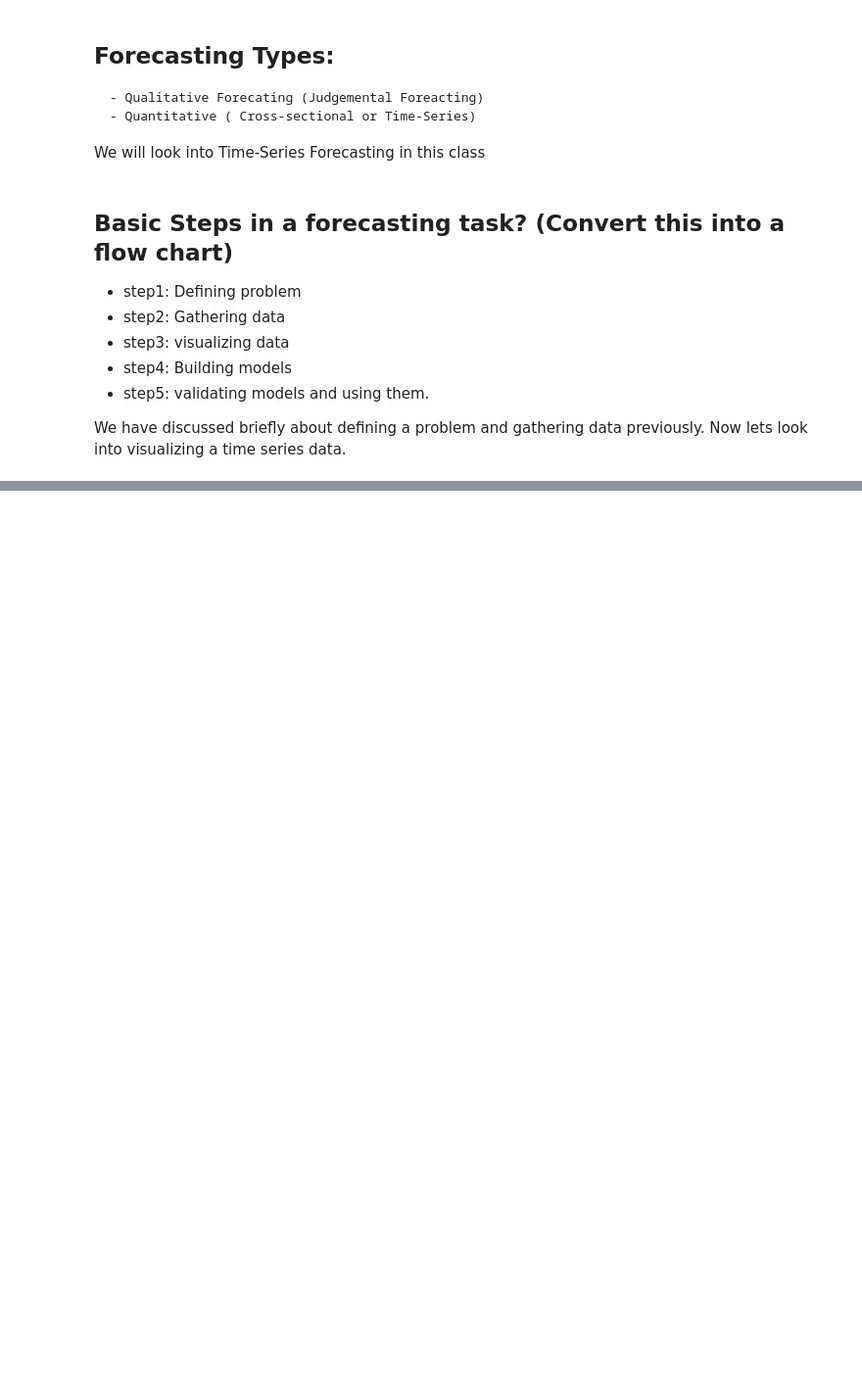
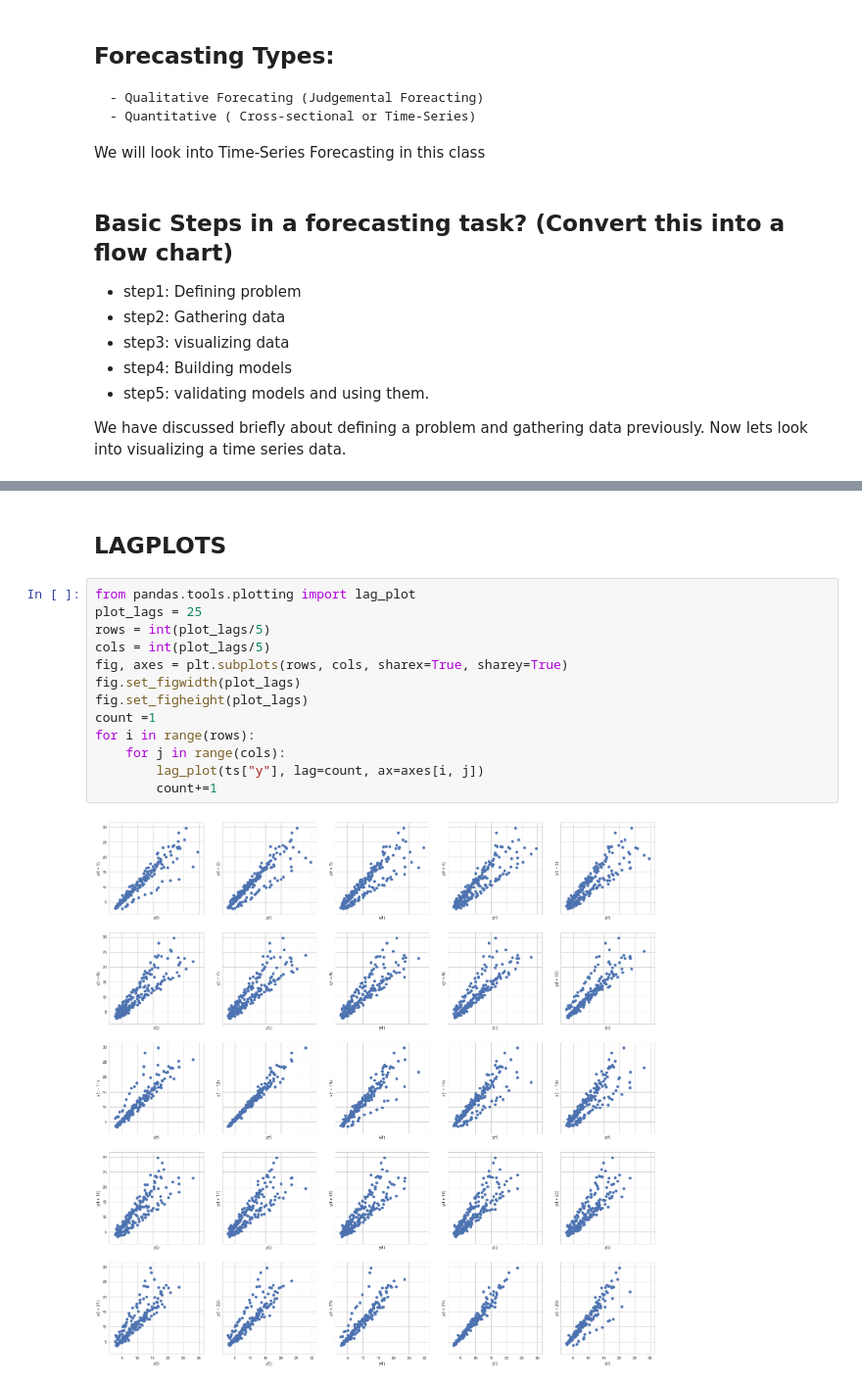
Before and after one commit to prakashjayy/Time_Series_Course, a Jupyter notebook: Session-1.ipynb, the cells around one changed output, grey strips where cells are left out. Shown at 98% size. Saved outputs shown, nothing was run; the diff lists cells and outputs as text; blank space fills up the shorter version.

```diff
--- a/Session-1.ipynb
+++ b/Session-1.ipynb
@@ -85,0 +148,17 @@ ts.head()
+# %% [markdown]
+## LAGPLOTS
+# %%
+from pandas.tools.plotting import lag_plot
+plot_lags = 25
+rows = int(plot_lags/5)
+cols = int(plot_lags/5)
+fig, axes = plt.subplots(rows, cols, sharex=True, sharey=True)
+fig.set_figwidth(plot_lags)
+fig.set_figheight(plot_lags)
+count =1
+for i in range(rows):
+    for j in range(cols):
+        lag_plot(ts["y"], lag=count, ax=axes[i, j])
+        count+=1
+# %% [output]
+[figure, added]
```
Also changed, not shown: parts of 15 cells of this notebook, 4 other files.
